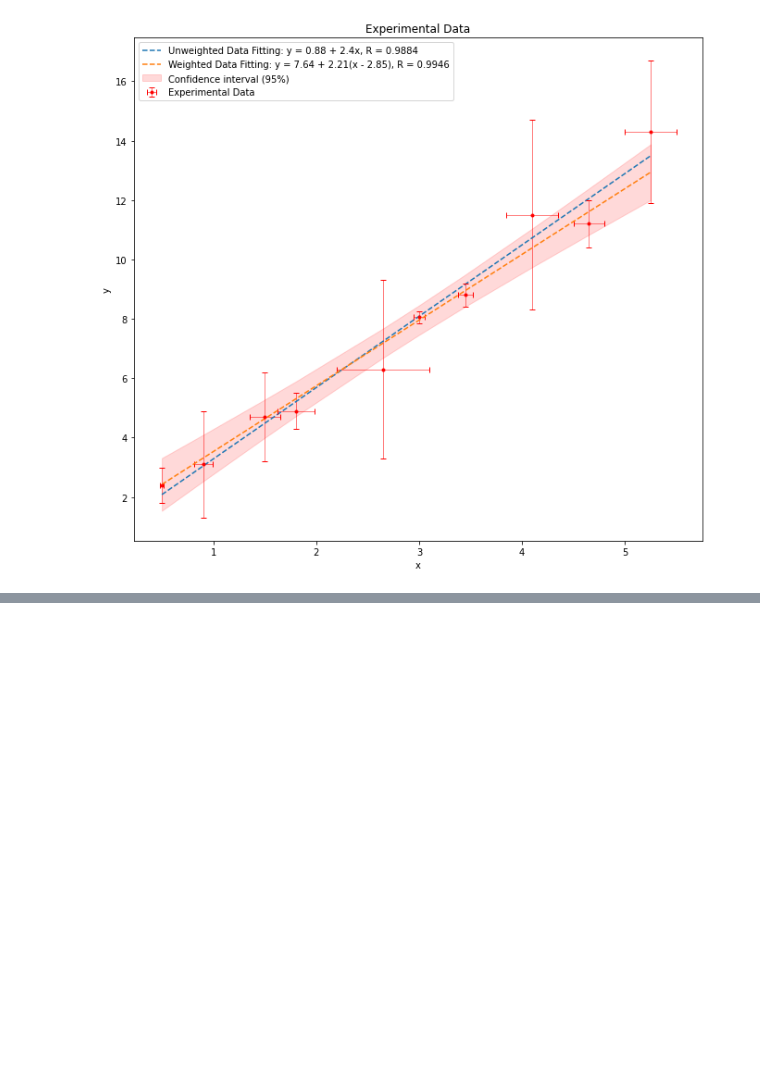
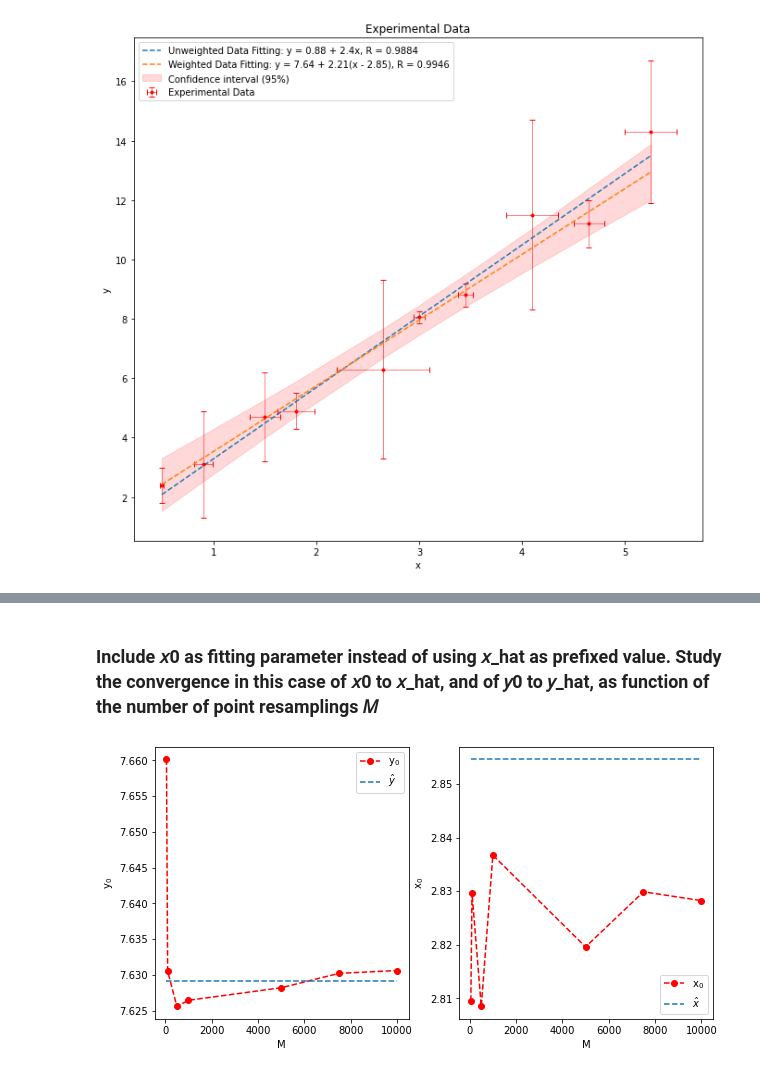
Before and after one commit to ccochato/cnm_final_project, a Jupyter notebook: FINAL_PROJECT_BOOTSTRAPPING_Carlos_Cocha.ipynb, the cells around one changed output, grey strips where cells are left out. Drawn from its saved outputs; the diff is of its cells as text; code cells hidden in the pictures; blank space fills up the shorter version.

Commit message:
Convergence of y0 to y_hat and of x0 to x_hat

```diff
--- a/FINAL_PROJECT_BOOTSTRAPPING_Carlos_Cocha.ipynb
+++ b/FINAL_PROJECT_BOOTSTRAPPING_Carlos_Cocha.ipynb
@@ -295,0 +330,38 @@ plt.show()
+# %% [markdown]
+### Include 𝑥0 as fitting parameter instead of using  𝑥_hat as prefixed value. Study the convergence in this case of 𝑥0 to 𝑥_hat, and of 𝑦0 to 𝑦_hat, as function of the number of point resamplings 𝑀
+# %%
+Ms = [50, 100,500, 1000, 5000, 7500, 10000]#,  25000, 50000]
+y0s = []
+x0s = []
+for k in Ms:
+    x_hat, y_hat = [], []
+    for i in range(k):
+        x_d , y_d = [] , []
+        for j in range(len(x)):
+            # random.randn produce random numbers with Gaussian distribution
+            x_d.append(x[j] + sx[j]*np.random.randn())
+            y_d.append(y[j] + sy[j]*np.random.randn())
+        # Calculate the difference for each resampling dataset.
+        y0_b, m_b = slope_inter(x_d, y_d,  w = True, ws = 1/(sy*sy))
+        y_hat.append(y0_b)
+        x_hat.append(average(x_d-(y_d-y0_b)/m_b)) # x0 = x-(y-y0)/m
+    y0s.append(average(y_hat))
+    x0s.append(average(x_hat))
+
+fig = plt.figure(figsize=(10,5))
+gs = GridSpec(1,2) # 1 rows, 2 columns
+ax1 = fig.add_subplot(gs[0,0])
+ax2 = fig.add_subplot(gs[0,1])
+ax1.plot(Ms, y0s, "or--", label='y$_0$')
+ax2.plot(Ms, x0s, "or--", label = 'x$_0$')
+ax1.plot(Ms, [average(y,  w = True, ws = 1/(sy*sy)) for i in range(len(Ms))], "--", label ='$\hat{y}$')
+ax2.plot(Ms, [average(x,  w = True, ws = 1/(sy*sy))for i in range(len(Ms))], "--",  label ='$\hat{x}$')
+ax1.set_xlabel('M')
+ax2.set_xlabel('M')
+ax1.set_ylabel('y$_0$')
+ax2.set_ylabel('x$_0$')
+ax1.legend()
+ax2.legend()
+plt.show()
+# %% [output]
+[figure, added]
```
Also changed, not shown: parts of 2 cells of this notebook.
